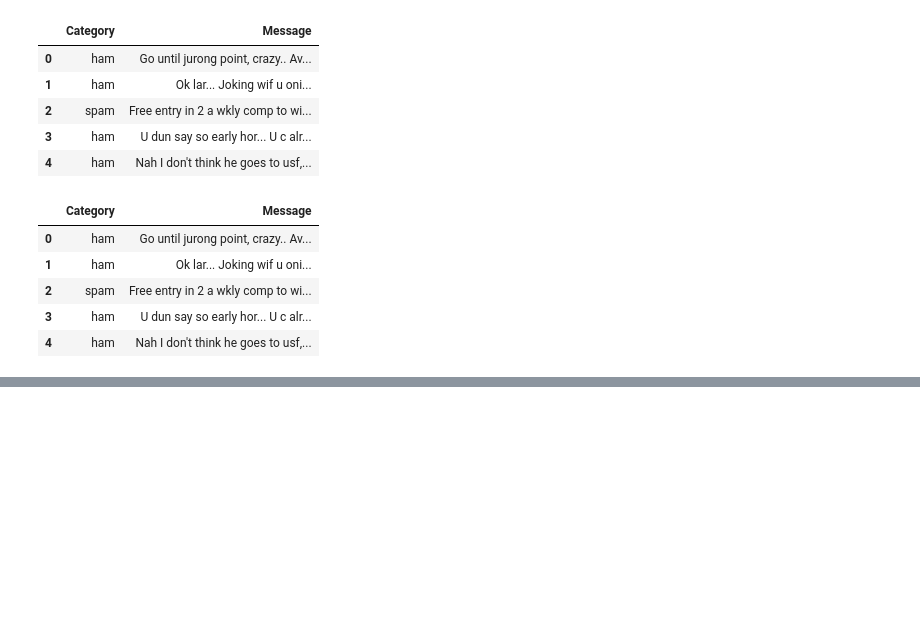
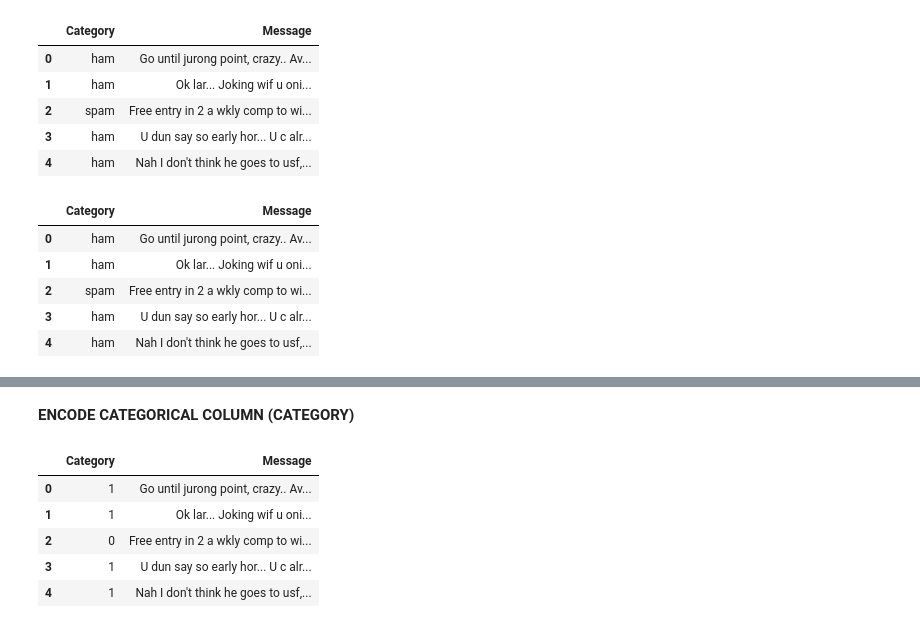
Before and after one commit to NavyaKiran/Spam-Detection, a Jupyter notebook: Spam_Detection.ipynb, the cells around one changed output, grey strips where cells are left out. Saved outputs shown, nothing was run; the diff lists cells and outputs as text; code cells hidden in the pictures; blank space fills up the shorter version.

```diff
--- a/Spam_Detection.ipynb
+++ b/Spam_Detection.ipynb
@@ -38,0 +76,15 @@ data.head()
+# %% [markdown]
+**ENCODE CATEGORICAL COLUMN (CATEGORY)**
+# %%
+#let us encode the category with 0 and 1 where 0 = spam and 1 = ham
+data.loc[data['Category'] == 'spam', 'Category', ] = 0
+data.loc[data['Category'] == 'ham', 'Category', ] = 1
+# %%
+data.head()
+# %% [output]
+|  | Category | Message |
+| 0 | 1 | Go until jurong point, crazy.. Av... |
+| 1 | 1 | Ok lar... Joking wif u oni... |
+| 2 | 0 | Free entry in 2 a wkly comp to wi... |
+| 3 | 1 | U dun say so early hor... U c alr... |
+| 4 | 1 | Nah I don't think he goes to usf,... |
```
Also changed, not shown: parts of 15 cells of this notebook.
